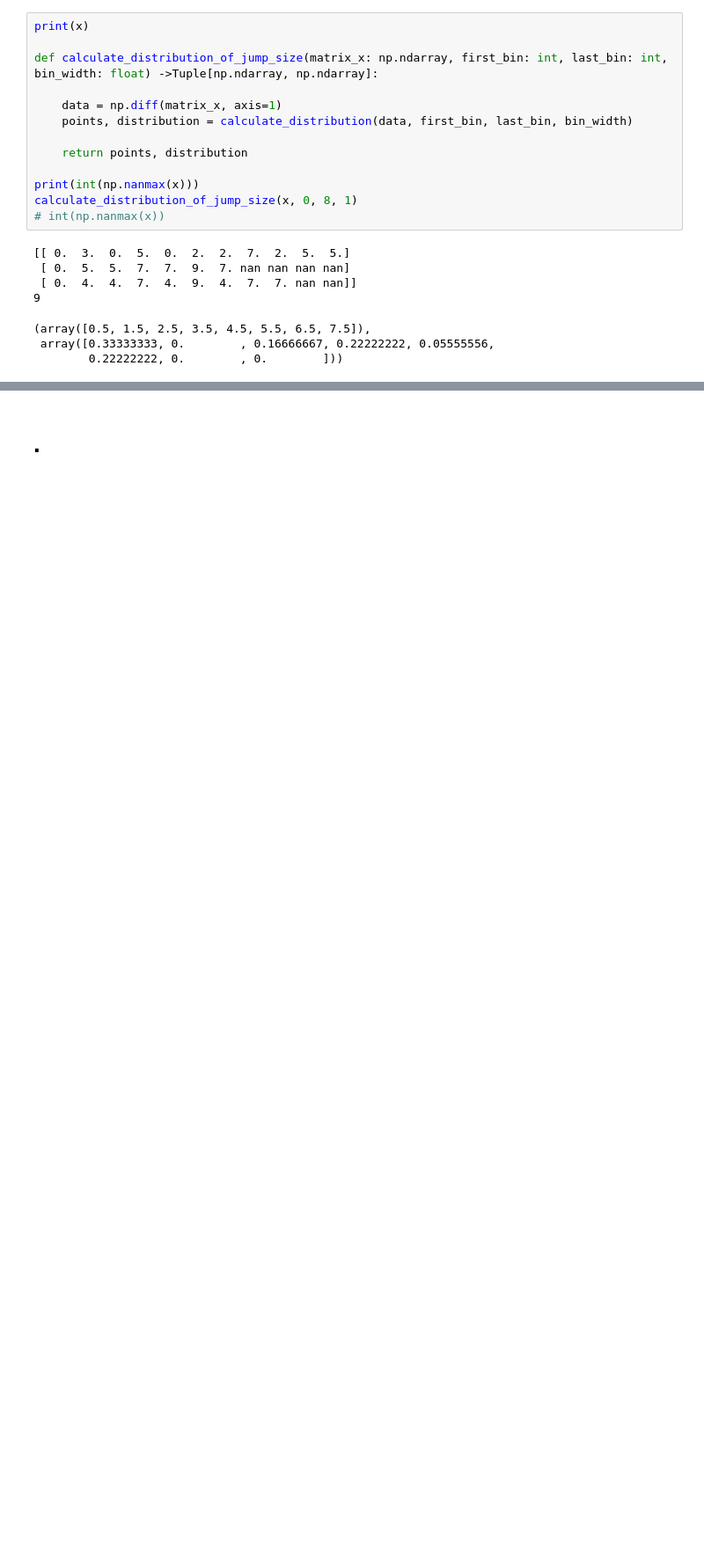
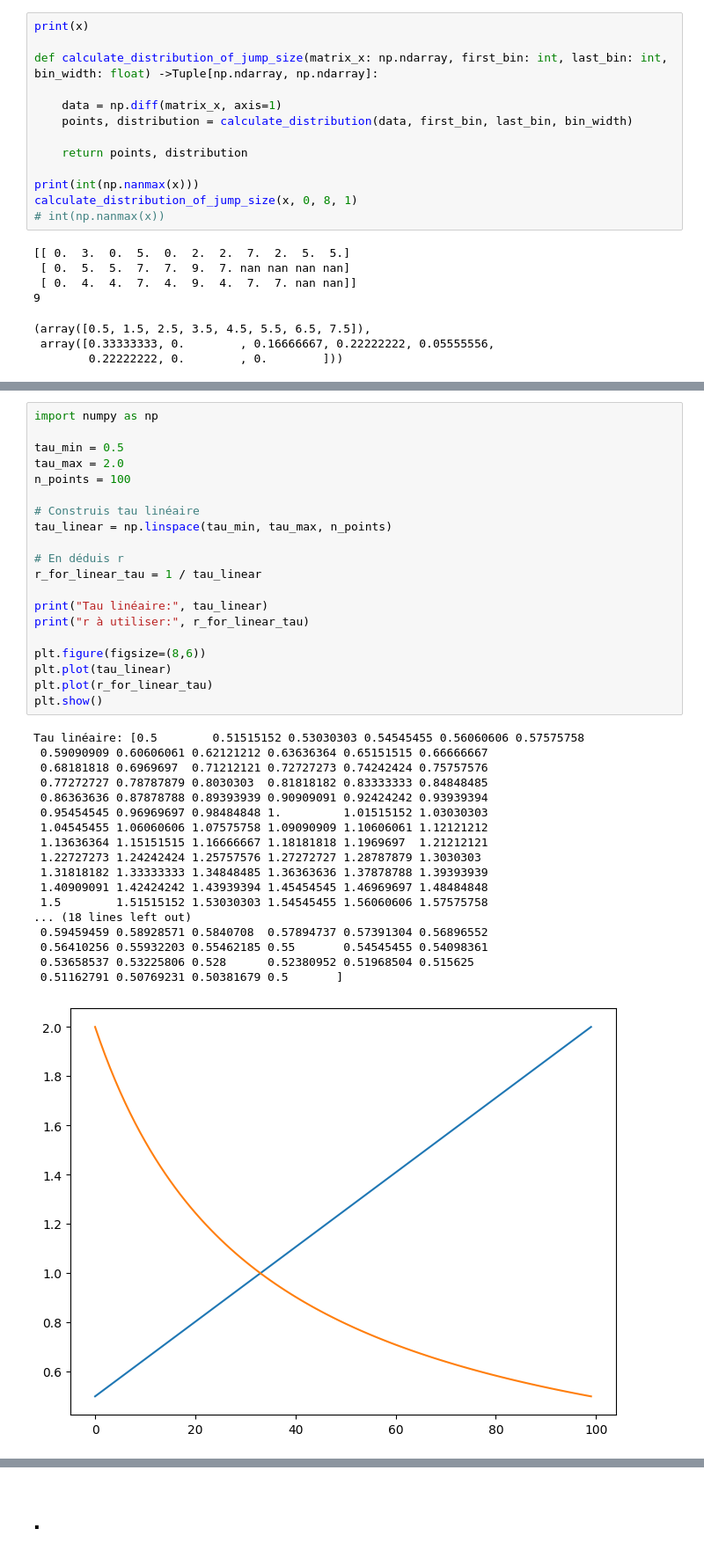
Before and after one commit to npelletbossot/Workspace, a Jupyter notebook: working_on/notebooks/working_on.ipynb, the cells around one changed output, grey strips where cells are left out. Shown at 88% size. Drawn from its saved outputs; the diff is of its cells as text; blank space fills up the shorter version.

```diff
--- a/working_on/notebooks/working_on.ipynb
+++ b/working_on/notebooks/working_on.ipynb
@@ -471,0 +672,39 @@ shape: (361, 4)
+# %%
+import numpy as np
+
+tau_min = 0.5
+tau_max = 2.0
+n_points = 100
+
+# Construis tau linéaire
+tau_linear = np.linspace(tau_min, tau_max, n_points)
+
+# En déduis r
+r_for_linear_tau = 1 / tau_linear
+
+print("Tau linéaire:", tau_linear)
+print("r à utiliser:", r_for_linear_tau)
+
+plt.figure(figsize=(8,6))
+plt.plot(tau_linear)
+plt.plot(r_for_linear_tau)
+plt.show()
+# %% [output]
+Tau linéaire: [0.5        0.51515152 0.53030303 0.54545455 0.56060606 0.57575758
+ 0.59090909 0.60606061 0.62121212 0.63636364 0.65151515 0.66666667
+ 0.68181818 0.6969697  0.71212121 0.72727273 0.74242424 0.75757576
+ 0.77272727 0.78787879 0.8030303  0.81818182 0.83333333 0.84848485
+ 0.86363636 0.87878788 0.89393939 0.90909091 0.92424242 0.93939394
+ 0.95454545 0.96969697 0.98484848 1.         1.01515152 1.03030303
+ 1.04545455 1.06060606 1.07575758 1.09090909 1.10606061 1.12121212
+ 1.13636364 1.15151515 1.16666667 1.18181818 1.1969697  1.21212121
+ 1.22727273 1.24242424 1.25757576 1.27272727 1.28787879 1.3030303
+ 1.31818182 1.33333333 1.34848485 1.36363636 1.37878788 1.39393939
+ 1.40909091 1.42424242 1.43939394 1.45454545 1.46969697 1.48484848
+ 1.5        1.51515152 1.53030303 1.54545455 1.56060606 1.57575758
+... (18 lines left out)
+ 0.59459459 0.58928571 0.5840708  0.57894737 0.57391304 0.56896552
+ 0.56410256 0.55932203 0.55462185 0.55       0.54545455 0.54098361
+ 0.53658537 0.53225806 0.528      0.52380952 0.51968504 0.515625
+ 0.51162791 0.50769231 0.50381679 0.5       ]
+[figure, added]
```
Also changed, not shown: parts of 26 cells of this notebook, 3 other files.
